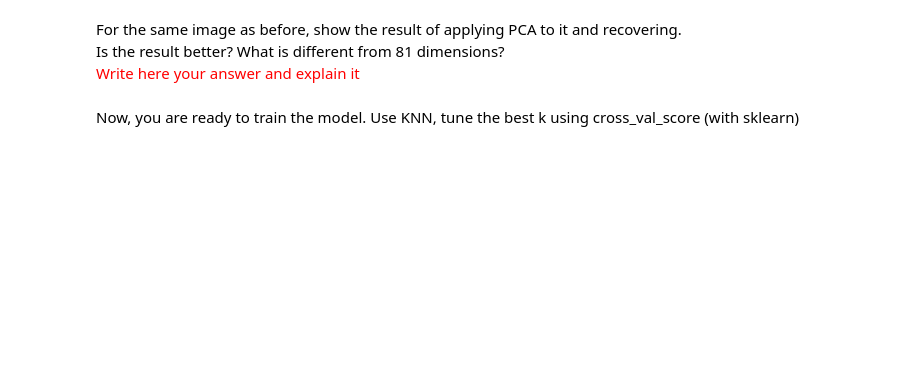
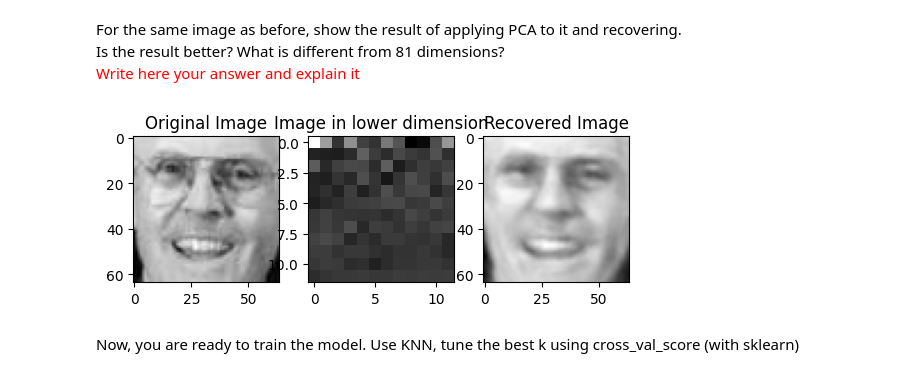
Before and after one commit to RaneemIbra/Machine-Learning, a Jupyter notebook: Intro_To_ML_HW4.ipynb, the cells around one changed output. Saved outputs shown, nothing was run; the diff lists cells and outputs as text; code cells hidden in the pictures; blank space fills up the shorter version.

```diff
--- a/Intro_To_ML_HW4.ipynb
+++ b/Intro_To_ML_HW4.ipynb
@@ -556,19 +599,28 @@ For the same image as before, show the result of applying PCA to it and recoveri
 Is the result better? What is different from 81 dimensions? <br/>
 <font color='red'>Write here your answer and explain it</font>
 # %%
+new_train, new_mean, new_eigenVec, new_eigenVals = PCA_train(x_train_flatten, k=144)
+new_test = PCA_test(x_test_flatten, new_mean, new_eigenVec)
+
+orig = x_train[index].reshape(64, 64)
+reduced = new_train[index].reshape(12,12)
+recovered = recover_PCA(new_train[index], new_mean, new_eigenVec).reshape(64, 64)
+
 plt.subplot(131)
 plt.title("Original Image")
-plt.imshow(None, cmap='gray')
+plt.imshow(orig, cmap='gray')
 
 plt.subplot(132)
 plt.title("Image in lower dimension")
-plt.imshow(None, cmap='gray')
+plt.imshow(reduced, cmap='gray')
 
 plt.subplot(133)
 plt.title("Recovered Image")
-plt.imshow(None, cmap='gray')
+plt.imshow(recovered, cmap='gray')
 
 plt.show()
+# %% [output]
+[figure, added]
 # %% [markdown]
 Now, you are ready to train the model. Use KNN, tune the best k using cross_val_score (with sklearn)
 # %%
```
Also changed, not shown: parts of 22 cells of this notebook.
